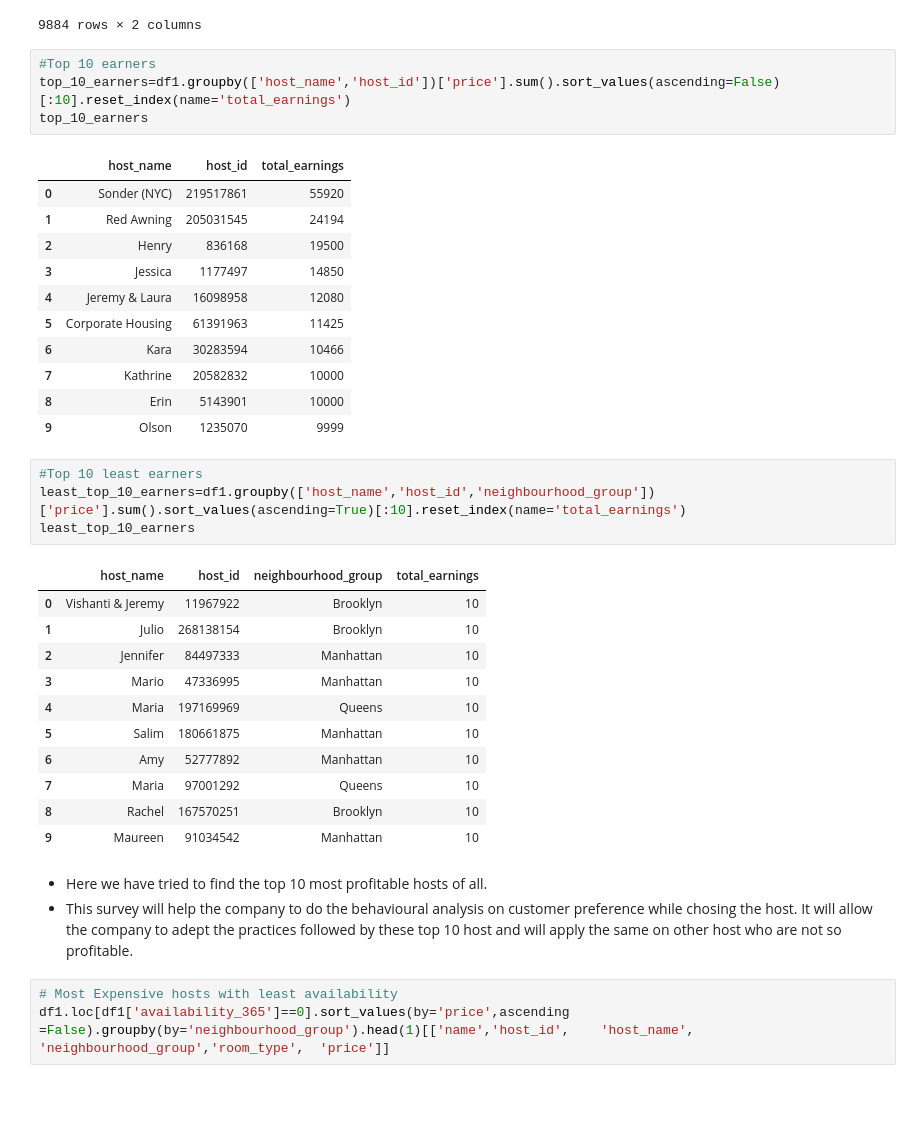
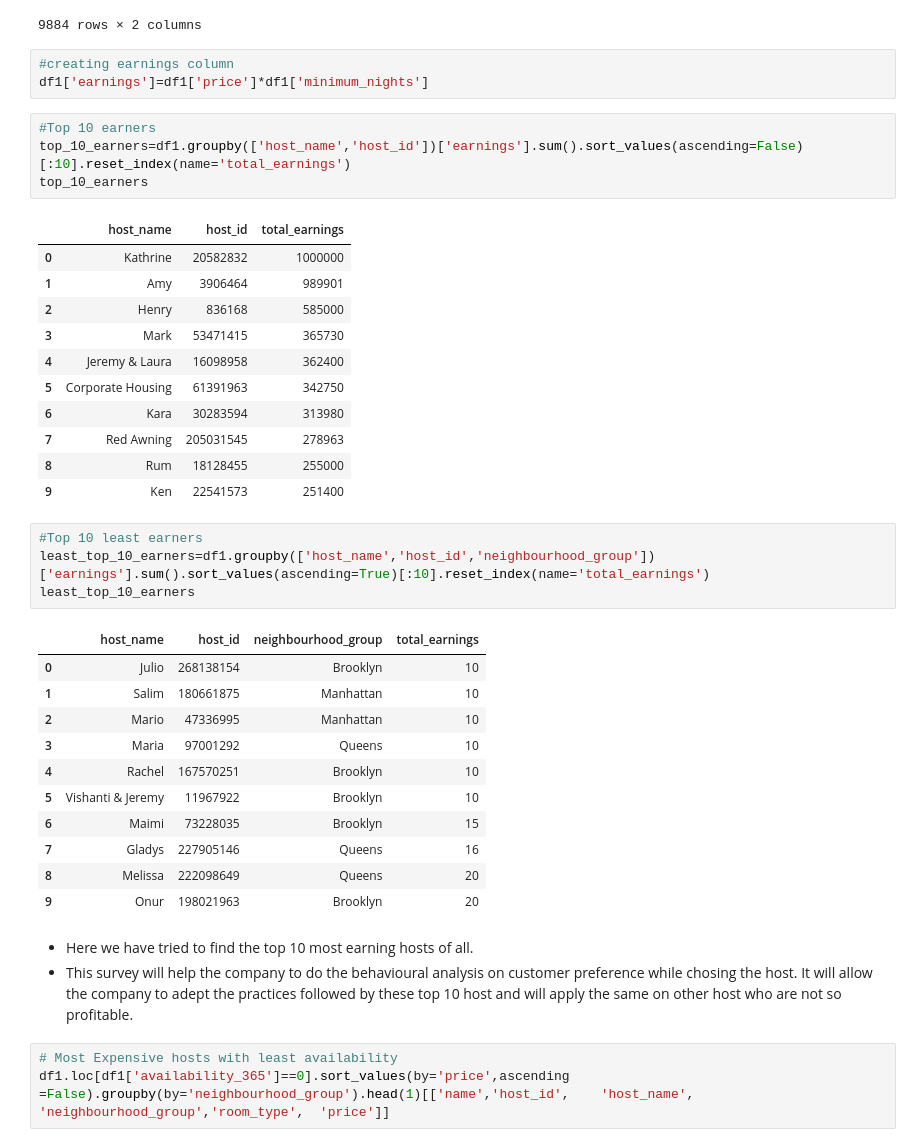
Before and after one commit to Rohan30/Rohan30, a Jupyter notebook: EDA_of_AirBNB_Bookings_Analysis.ipynb, the cells around one changed output. Saved outputs shown, nothing was run; the diff lists cells and outputs as text; blank space fills up the shorter version.

```diff
--- a/EDA_of_AirBNB_Bookings_Analysis.ipynb
+++ b/EDA_of_AirBNB_Bookings_Analysis.ipynb
@@ -481,40 +533,43 @@ host_listings
 | 9882 | Jerie | 1 |
 | 9883 | 소정 | 1 |
 9884 rows × 2 columns
+# %%
+#creating earnings column
+df1['earnings']=df1['price']*df1['minimum_nights']
 # %%
 #Top 10 earners
-top_10_earners=df1.groupby(['host_name','host_id'])['price'].sum().sort_values(ascending=False)[:10].reset_index(name='total_earnings')
+top_10_earners=df1.groupby(['host_name','host_id'])['earnings'].sum().sort_values(ascending=False)[:10].reset_index(name='total_earnings')
 top_10_earners
 # %% [output]
 |  | host_name | host_id | total_earnings |
-| 0 | Sonder (NYC) | 219517861 | 55920 |
-| 1 | Red Awning | 205031545 | 24194 |
-| 2 | Henry | 836168 | 19500 |
-| 3 | Jessica | 1177497 | 14850 |
-| 4 | Jeremy & Laura | 16098958 | 12080 |
-| 5 | Corporate Housing | 61391963 | 11425 |
-| 6 | Kara | 30283594 | 10466 |
-| 7 | Kathrine | 20582832 | 10000 |
-| 8 | Erin | 5143901 | 10000 |
-| 9 | Olson | 1235070 | 9999 |
+| 0 | Kathrine | 20582832 | 1000000 |
+| 1 | Amy | 3906464 | 989901 |
+| 2 | Henry | 836168 | 585000 |
+| 3 | Mark | 53471415 | 365730 |
+| 4 | Jeremy & Laura | 16098958 | 362400 |
+| 5 | Corporate Housing | 61391963 | 342750 |
+| 6 | Kara | 30283594 | 313980 |
+| 7 | Red Awning | 205031545 | 278963 |
+| 8 | Rum | 18128455 | 255000 |
+| 9 | Ken | 22541573 | 251400 |
 # %%
 #Top 10 least earners
-least_top_10_earners=df1.groupby(['host_name','host_id','neighbourhood_group'])['price'].sum().sort_values(ascending=True)[:10].reset_index(name='total_earnings')
+least_top_10_earners=df1.groupby(['host_name','host_id','neighbourhood_group'])['earnings'].sum().sort_values(ascending=True)[:10].reset_index(name='total_earnings')
 least_top_10_earners
 # %% [output]
 |  | host_name | host_id | neighbourhood_group | total_earnings |
-| 0 | Vishanti & Jeremy | 11967922 | Brooklyn | 10 |
-| 1 | Julio | 268138154 | Brooklyn | 10 |
-| 2 | Jennifer | 84497333 | Manhattan | 10 |
-| 3 | Mario | 47336995 | Manhattan | 10 |
-| 4 | Maria | 197169969 | Queens | 10 |
-| 5 | Salim | 180661875 | Manhattan | 10 |
-| 6 | Amy | 52777892 | Manhattan | 10 |
-| 7 | Maria | 97001292 | Queens | 10 |
-| 8 | Rachel | 167570251 | Brooklyn | 10 |
-| 9 | Maureen | 91034542 | Manhattan | 10 |
+| 0 | Julio | 268138154 | Brooklyn | 10 |
+| 1 | Salim | 180661875 | Manhattan | 10 |
+| 2 | Mario | 47336995 | Manhattan | 10 |
+| 3 | Maria | 97001292 | Queens | 10 |
+| 4 | Rachel | 167570251 | Brooklyn | 10 |
+| 5 | Vishanti & Jeremy | 11967922 | Brooklyn | 10 |
+| 6 | Maimi | 73228035 | Brooklyn | 15 |
+| 7 | Gladys | 227905146 | Queens | 16 |
+| 8 | Melissa | 222098649 | Queens | 20 |
+| 9 | Onur | 198021963 | Brooklyn | 20 |
 # %% [markdown]
-* Here we have tried to find the top 10 most profitable hosts of all.
+* Here we have tried to find the top 10 most earning hosts of all.
 * This survey will help the company to do the behavioural analysis on customer preference while chosing the host. It will allow the company to adept the practices followed by these top 10 host and will apply the same on other host who are not so profitable.
 # %%
 # Most Expensive hosts with least availability
```
Also changed, not shown: parts of 8 cells of this notebook.
